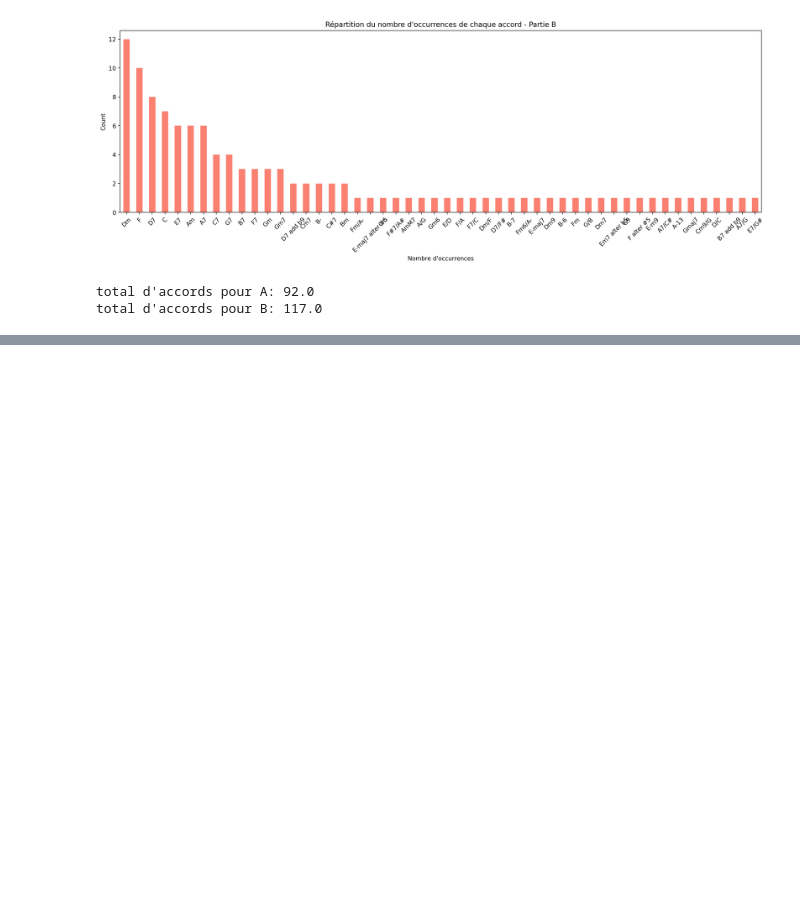
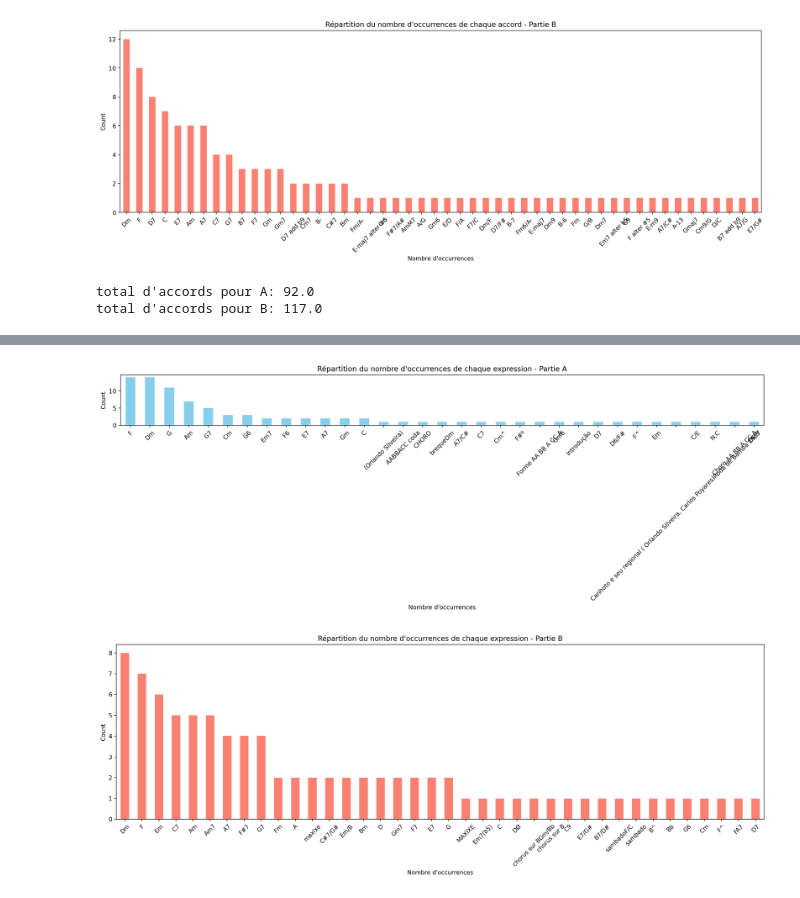
Before and after one commit to Gowthraven/Projet_M2, a Jupyter notebook: Dataset_Stats.ipynb, the cells around one changed output, grey strips where cells are left out. Drawn from its saved outputs; the diff is of its cells as text; code cells hidden in the pictures; blank space fills up the shorter version.

```diff
--- a/Dataset_Stats.ipynb
+++ b/Dataset_Stats.ipynb
@@ -513,0 +571,28 @@ total d'accords pour B: 117.0
+# %%
+exp_counts_A_global = exp_counts_A.sum(axis=0)
+exp_counts_B_global = exp_counts_B.sum(axis=0)
+
+exp_counts_A_global = exp_counts_A_global.sort_values(ascending=False)
+exp_counts_B_global = exp_counts_B_global.sort_values(ascending=False)
+
+
+plt.figure(figsize=(16, 6))
+exp_counts_A_global.plot(kind='bar', color='skyblue')
+plt.title('Répartition du nombre d\'occurrences de chaque expression - Partie A')
+plt.xlabel('Nombre d\'occurrences')
+plt.ylabel('Count')
+plt.xticks(rotation=45)
+plt.tight_layout()
+plt.show()
+
+plt.figure(figsize=(16, 6))
+exp_counts_B_global.plot(kind='bar', color='salmon')
+plt.title('Répartition du nombre d\'occurrences de chaque expression - Partie B')
+plt.xlabel('Nombre d\'occurrences')
+plt.ylabel('Count')
+plt.xticks(rotation=45)
+plt.tight_layout()
+plt.show()
+# %% [output]
+[figure, added]
+[figure, added]
```
Also changed, not shown: parts of 7 cells of this notebook.
